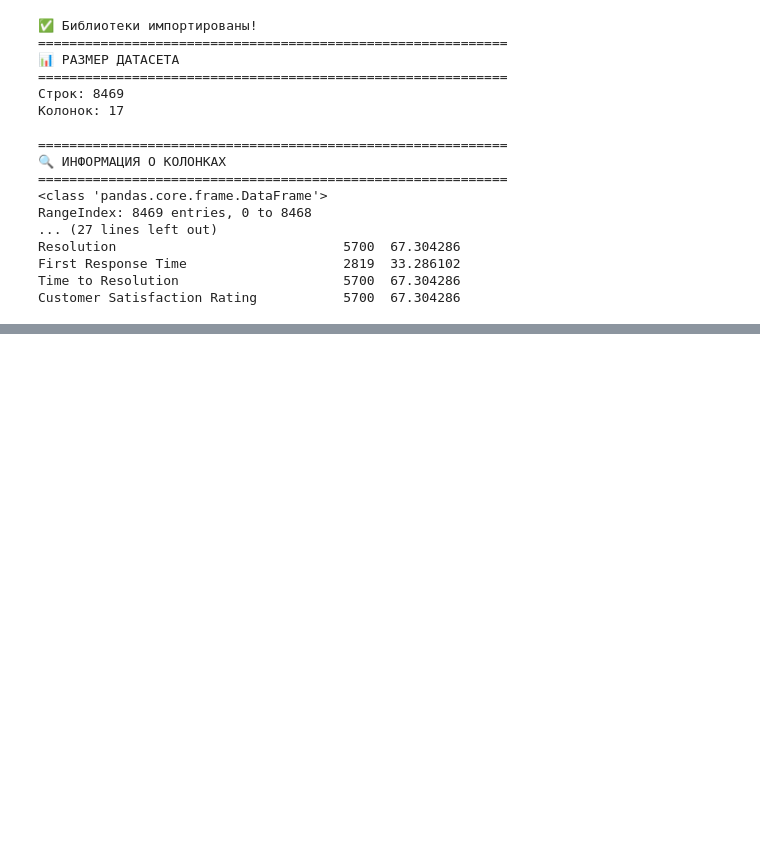
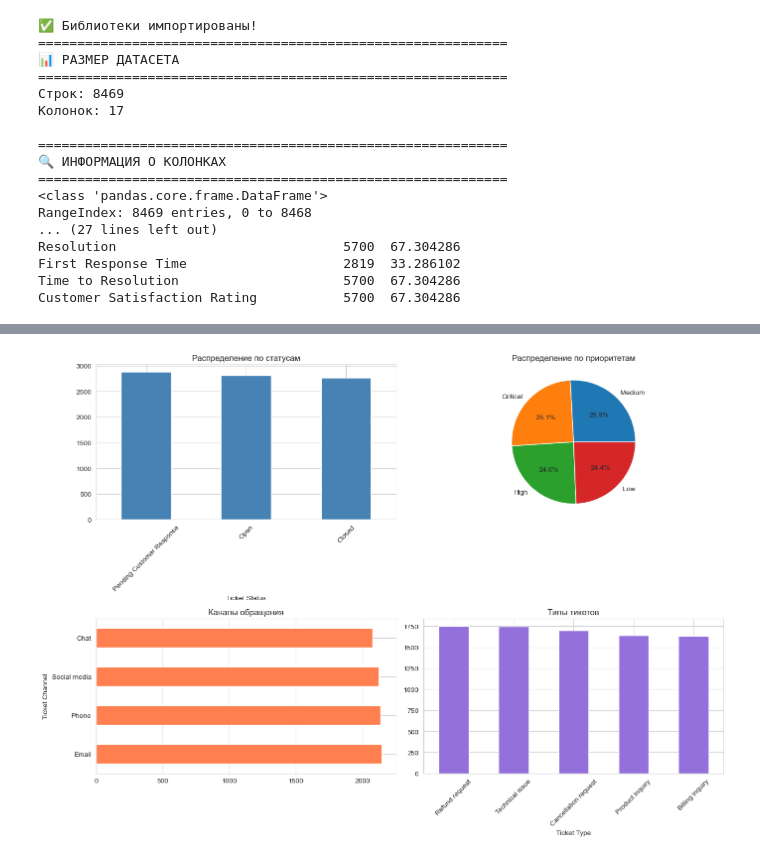
Before and after one commit to ziks444/helpdesk-eda-system-analyst, a Jupyter notebook: notebooks/01_eda_analysis.ipynb, the cells around one changed output, grey strips where cells are left out. Drawn from its saved outputs; the diff is of its cells as text; code cells hidden in the pictures; blank space fills up the shorter version.

Commit message:
Complete project: add README, requirements, BPMN diagrams and analysis

```diff
--- a/notebooks/01_eda_analysis.ipynb
+++ b/notebooks/01_eda_analysis.ipynb
@@ -48,3 +48,78 @@ Resolution                             5700  67.304286
 First Response Time                    2819  33.286102
 Time to Resolution                     5700  67.304286
 Customer Satisfaction Rating           5700  67.304286
+# %%
+# ============================================
+# УГЛУБЛЁННЫЙ АНАЛИЗ: СТАТУСЫ И РАСПРЕДЕЛЕНИЯ
+# ============================================
+
+print("=" * 60)
+print("📊 РАСПРЕДЕЛЕНИЕ ТИКЕТОВ ПО СТАТУСАМ")
+print("=" * 60)
+status_counts = df['Ticket Status'].value_counts()
+print(status_counts)
+print(f"\nПроцентное соотношение:")
+print((status_counts / len(df) * 100).round(2))
+
+print("\n" + "=" * 60)
+print("🎯 РАСПРЕДЕЛЕНИЕ ПО ПРИОРИТЕТАМ")
+print("=" * 60)
+print(df['Ticket Priority'].value_counts())
+
+print("\n" + "=" * 60)
+print("📞 РАСПРЕДЕЛЕНИЕ ПО КАНАЛАМ ОБРАЩЕНИЯ")
+print("=" * 60)
+print(df['Ticket Channel'].value_counts())
+
+print("\n" + "=" * 60)
+print("📦 ТИПЫ ТИКЕТОВ (Ticket Type)")
+print("=" * 60)
+print(df['Ticket Type'].value_counts())
+
+print("\n" + "=" * 60)
+print("💡 КРОСС-АНАЛИЗ: Статус + Пропуски Resolution")
+print("=" * 60)
+cross_tab = pd.crosstab(df['Ticket Status'], df['Resolution'].isnull())
+cross_tab.columns = ['С решением', 'Без решения']
+print(cross_tab)
+
+print("\n" + "=" * 60)
+print("📈 ПЕРВЫЕ ГРАФИКИ")
+print("=" * 60)
+
+# Графики
+fig, axes = plt.subplots(2, 2, figsize=(14, 10))
+
+# 1. Статусы
+status_counts.plot(kind='bar', ax=axes[0, 0], color='steelblue')
+axes[0, 0].set_title('Распределение по статусам', fontsize=12)
+axes[0, 0].tick_params(axis='x', rotation=45)
+
+# 2. Приоритеты
+df['Ticket Priority'].value_counts().plot(kind='pie', ax=axes[0, 1], autopct='%1.1f%%')
+axes[0, 1].set_ylabel('')
+axes[0, 1].set_title('Распределение по приоритетам', fontsize=12)
+
+# 3. Каналы
+df['Ticket Channel'].value_counts().plot(kind='barh', ax=axes[1, 0], color='coral')
+axes[1, 0].set_title('Каналы обращения', fontsize=12)
+
+# 4. Типы тикетов
+df['Ticket Type'].value_counts().plot(kind='bar', ax=axes[1, 1], color='mediumpurple')
+axes[1, 1].set_title('Типы тикетов', fontsize=12)
+axes[1, 1].tick_params(axis='x', rotation=45)
+
+plt.tight_layout()
+plt.show()
+
+# ============================================
+# 🎯 ГЛАВНАЯ ГИПОТЕЗА: "Узкое место"
+# ============================================
+print("\n" + "=" * 60)
+print("🚨 ВЫВОД ДЛЯ СИСТЕМНОГО АНАЛИТИКА")
+print("=" * 60)
+open_tickets = status_counts.get('Open', 0) + status_counts.get('In Progress', 0) + status_counts.get('Pending', 0)
+print(f"Открытых/в работе тикетов: {open_tickets} ({(open_tickets/len(df)*100).round(1)}%)")
+print(f"Закрытых тикетов: {status_counts.get('Closed', 0)} ({(status_counts.get('Closed', 0)/len(df)*100).round(1)}%)")
+print(f"\n⚠️  Возможная проблема: {(open_tickets/len(df)*100).round(1)}% тикетов висят без решения!")
+# %% [output]
@@ -50,0 +143 @@ Customer Satisfaction Rating           5700  67.304286
+[figure, added]
```
Also changed, not shown: parts of 4 cells of this notebook, 5 other files.
